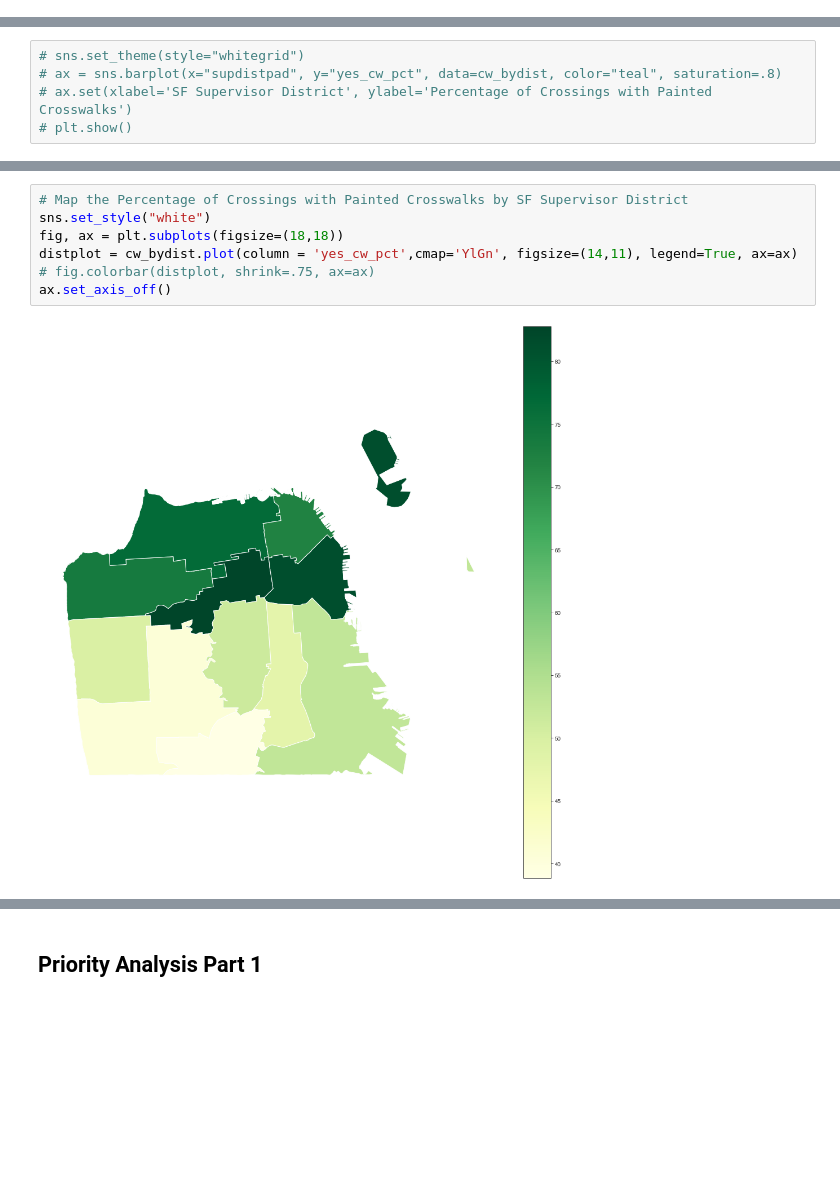
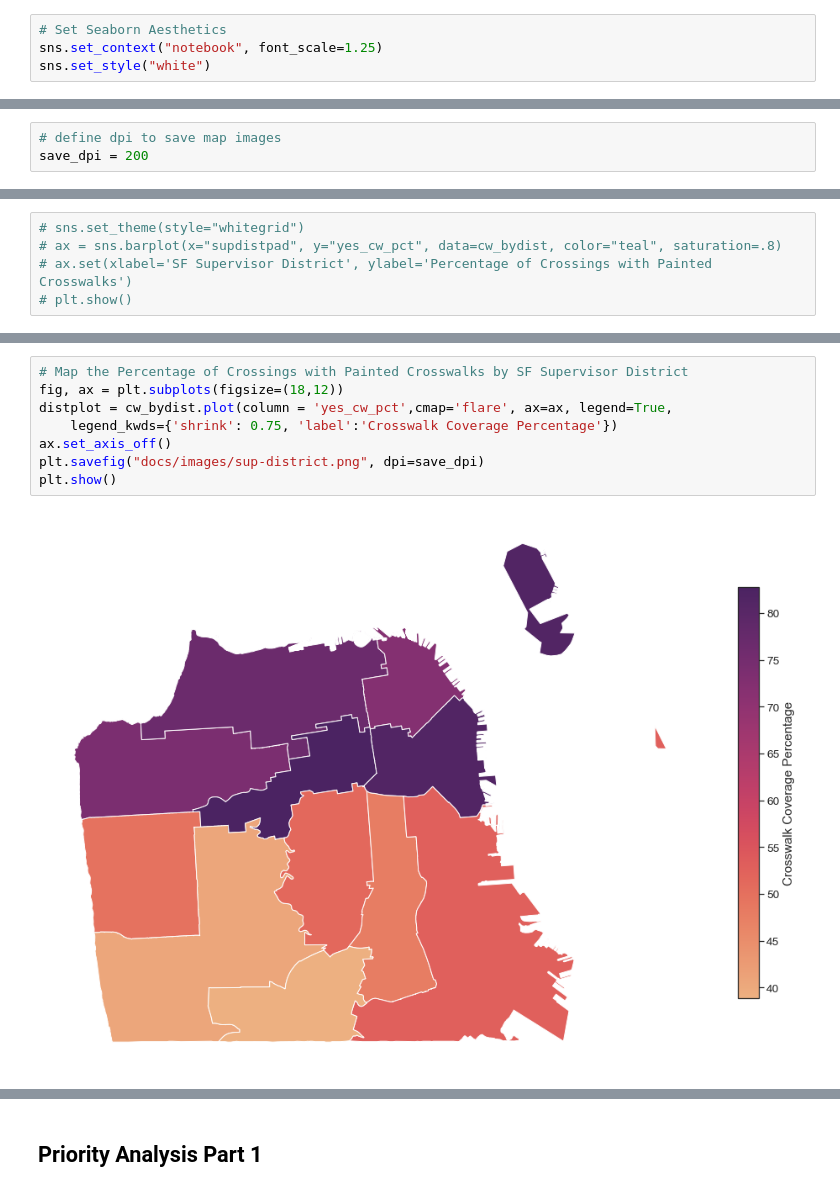
Before and after one commit to hua-mike/cp255-project, a Jupyter notebook: cp255-project-nb.ipynb, the cells around one changed output, grey strips where cells are left out. Cells and saved outputs as stored; diff of their text form; blank space fills up the shorter version.

```diff
--- a/cp255-project-nb.ipynb
+++ b/cp255-project-nb.ipynb
@@ -14,0 +35,4 @@ In this initial exploration, I look perform preliminary mapping of the crosswalk
+# %%
+# Set Seaborn Aesthetics
+sns.set_context("notebook", font_scale=1.25)
+sns.set_style("white")
@@ -15,2 +43,5 @@ In this initial exploration, I look perform preliminary mapping of the crosswalk
+# %%
+# define dpi to save map images
+save_dpi = 200
 # %% [markdown]
 ### Crosswalk Data
@@ -166,9 +224,10 @@ cw_bydist
 # %%
 # Map the Percentage of Crossings with Painted Crosswalks by SF Supervisor District
-sns.set_style("white")
-fig, ax = plt.subplots(figsize=(18,18))
-distplot = cw_bydist.plot(column = 'yes_cw_pct',cmap='YlGn', figsize=(14,11), legend=True, ax=ax)
-# fig.colorbar(distplot, shrink=.75, ax=ax)
+fig, ax = plt.subplots(figsize=(18,12))
+distplot = cw_bydist.plot(column = 'yes_cw_pct',cmap='flare', ax=ax, legend=True,
+    legend_kwds={'shrink': 0.75, 'label':'Crosswalk Coverage Percentage'})
 ax.set_axis_off()
+plt.savefig("docs/images/sup-district.png", dpi=save_dpi)
+plt.show()
 # %% [output]
-[figure, old version]
+[figure, new version]
```
Also changed, not shown: parts of 16 cells of this notebook.
